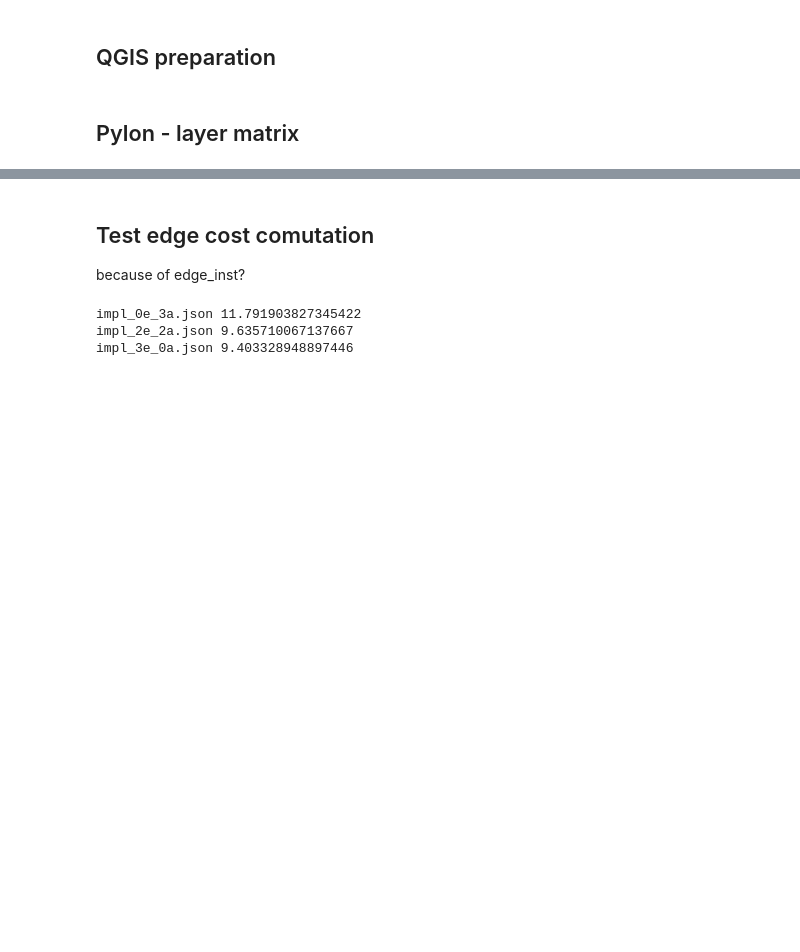
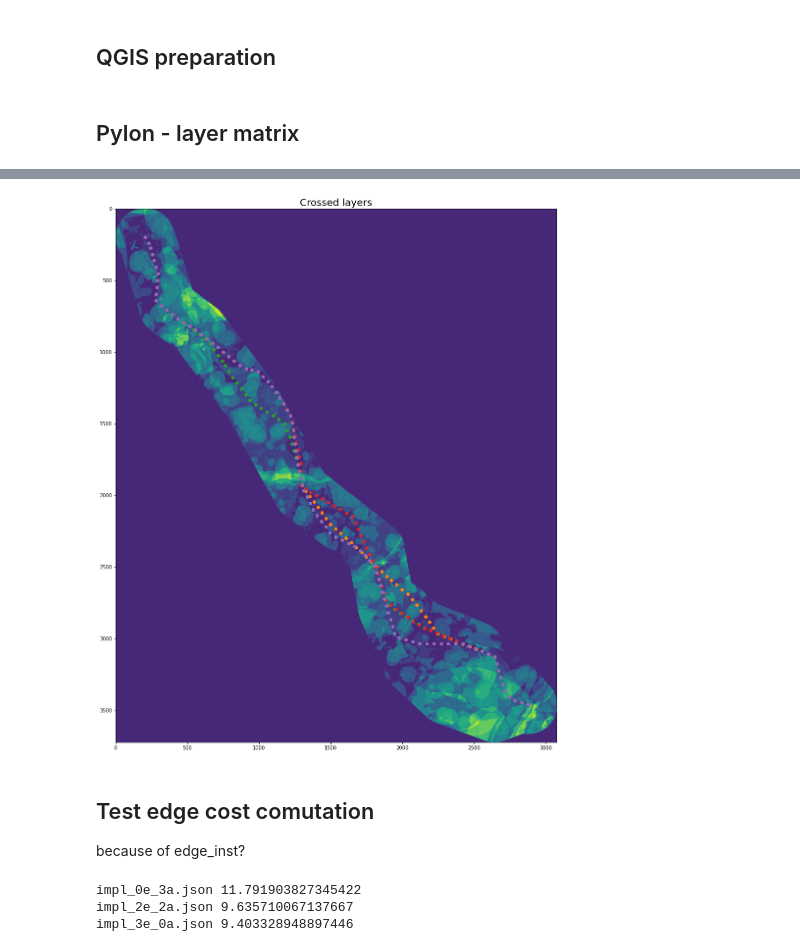
Before and after one commit to NinaWie/PowerPlanner, a Jupyter notebook: notebooks/evaluation.ipynb, the cells around one changed output, grey strips where cells are left out. Cells and saved outputs as stored; diff of their text form; code cells hidden in the pictures; blank space fills up the shorter version.

```diff
--- a/notebooks/evaluation.ipynb
+++ b/notebooks/evaluation.ipynb
@@ -581,0 +636,7 @@ plt.show()
+# %%
+# Load data new
+json_names = ["fast_e5_d70_de_0.csv", "fast_e5_d70_de_1.csv", "fast_e5_d70_de_2.csv","fast_e5_d70_de_3.csv","fast_e5_d70_de_4.csv"]
+path_list = []
+for csv in json_names:
+    path_arr = np.asarray(pd.read_csv(os.path.join(json_path, csv))[["X_raw", "Y_raw"]]).astype(int)
+    path_list.append(path_arr)
@@ -582,3 +645,54 @@ plt.show()
+# %%
+disp_inst = np.sum(np.array([arr[i]* df["weights"].values[i] for i in range(len(arr))]), axis=0)
+disp_inst = (disp_inst-np.min(disp_inst))/(np.max(disp_inst)-np.min(disp_inst))
+# %%
+
+fig, ax = plt.subplots(figsize=(20,20))
+
+ax.imshow(disp_inst)
+
+ax.set_title("Crossed layers", size=20)
+
+# path_colours = ["red", [200,200,200], [150,150,150]]
+
+for p, path in enumerate(path_list):
+    # construct labels: - TODO: merge
+    label_list = []
+    for (i,j) in path:
+        current_labels = []
+        for k in range(len(arr)):
+            if arr[k, i,j]:
+                # label_name = df["layer"].values[k]
+                # only for de instance:
+                name = df["layer"].values[k]
+                label_name = " ".join(name.split("_")[2:])
+                current_labels.append(label_name)
+        if len(current_labels)>0:
+            label_list.append(current_labels) # "\n".join(current_labels))
+        else:
+            label_list.append(["None"])
+
+    # convert to HTML for formatting
+    html_placeholder = "<p> <font size='4' color='white'>{title}</font>"
+    labels = []
+    for lab in label_list:
+        fill_str = [html_placeholder.format(title=l) for l in lab]
+        labels.append("".join(fill_str))
+
+    # scatter
+    scatter = ax.scatter(path[:,1], path[:,0])
+
+    tooltip = mpld3.plugins.PointHTMLTooltip(scatter, labels=labels)
+    mpld3.plugins.connect(fig, tooltip)
+    # ax.grid(color='white', linestyle='solid')
+
+
+# labels = label_list # ['point {0}'.format(i + 1) for i in range(len(test_path))]
+# tooltip = mpld3.plugins.PointLabelTooltip(scatter, labels=labels)
+
+mpld3.save_html(fig, "test_interactive.html")
+# %% [output]
+[figure, added]
 # %% [markdown]
 ## Test edge cost comutation
 
```
Also changed, not shown: parts of 21 cells of this notebook, 7 other files.
